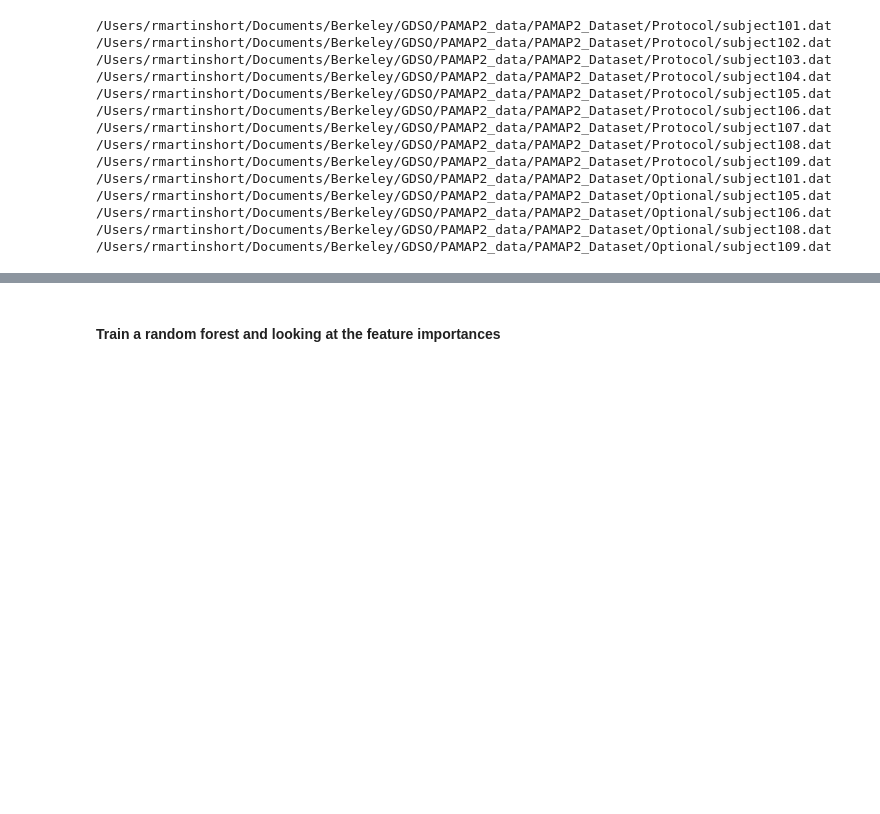
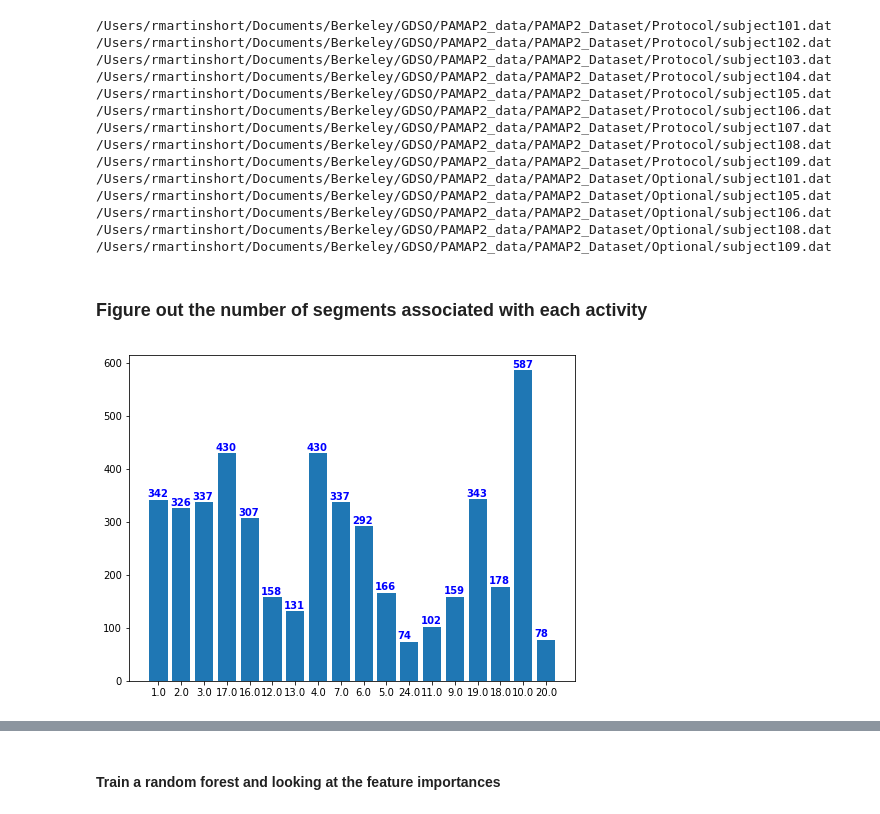
Before and after one commit to kcmeehan/BiometricsActivityClassification, a Jupyter notebook: master_features_workflow/Classification_test.ipynb, the cells around one changed output, grey strips where cells are left out. Cells and saved outputs as stored; diff of their text form; code cells hidden in the pictures; blank space fills up the shorter version.

```diff
--- a/master_features_workflow/Classification_test.ipynb
+++ b/master_features_workflow/Classification_test.ipynb
@@ -24,7 +24,7 @@ allfiles = list(glob.glob(protocol_datadir+'*.dat'))+list(glob.glob(optional_dat
 all_dfs = []
 for fname in allfiles:
     print(fname)
-    dp = DP.dataprocess(fname)
+    dp = DP.dataprocess(fname,T=512,stride=512)
     all_dfs.append(dp.df)
 
 feature_df = pd.concat(all_dfs)
@@ -45,0 +48,2 @@ feature_df = pd.concat(all_dfs)
+# %% [markdown]
+### Figure out the number of segments associated with each activity
@@ -46,3 +61,19 @@ feature_df = pd.concat(all_dfs)
+# %%
+plt.figure(figsize=(8,6))
+plt.bar(range(len(alist)),len_activities,tick_label=activities)
+
+xoffset = -0.5
+for i in range(len(len_activities)):
+    plt.text(xoffset, len_activities[i]+5, str(len_activities[i]), color='blue', fontweight='bold')
+    xoffset += 1
+
+#plt.setp(labels, rotation=90)
+
+
+#plt.grid()
+plt.show()
+# %% [output]
+[figure, added]
 # %%
 activity_list = ['lying','sitting','standing','walking','running','cycling','nordic walking','watching TV',
                  'computer work','car driving','ascending stairs','descending stairs',
```
Also changed, not shown: parts of 21 cells of this notebook, 3 other files.
